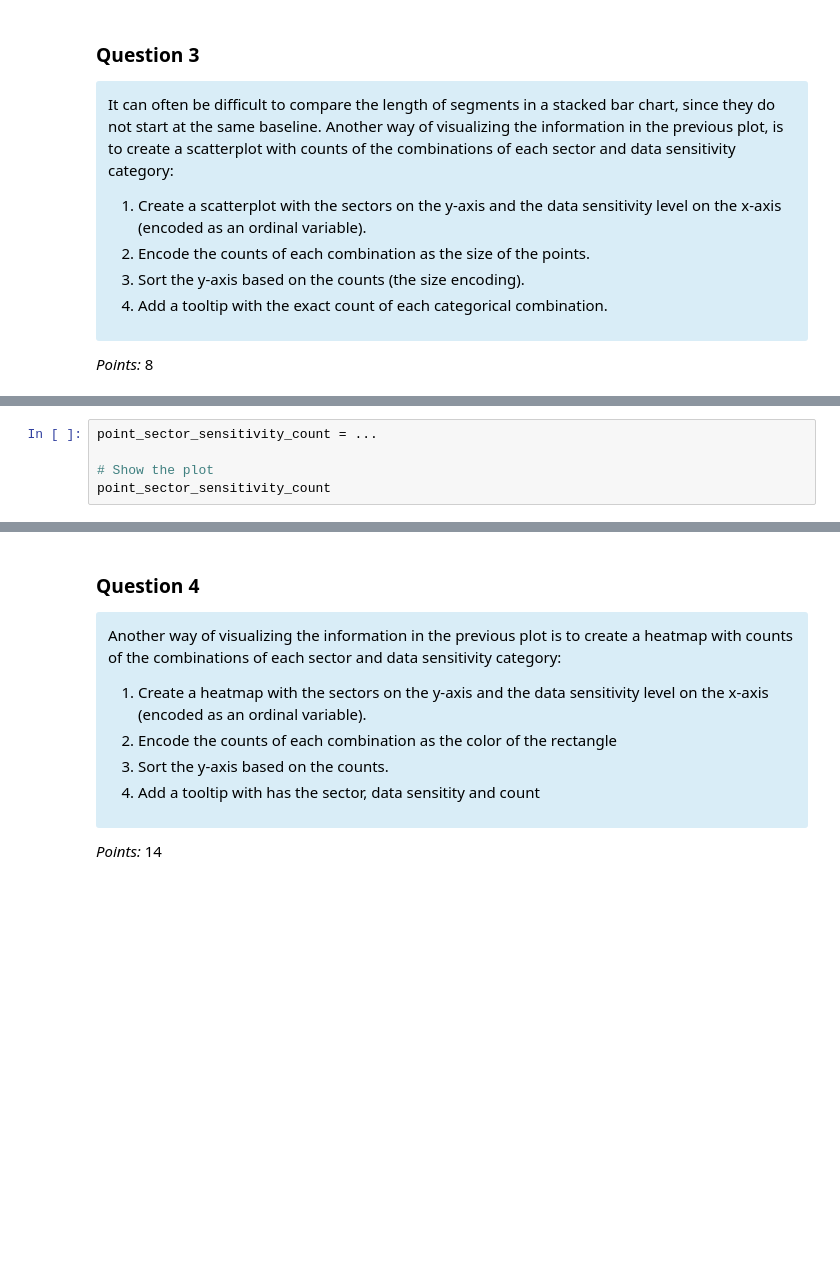
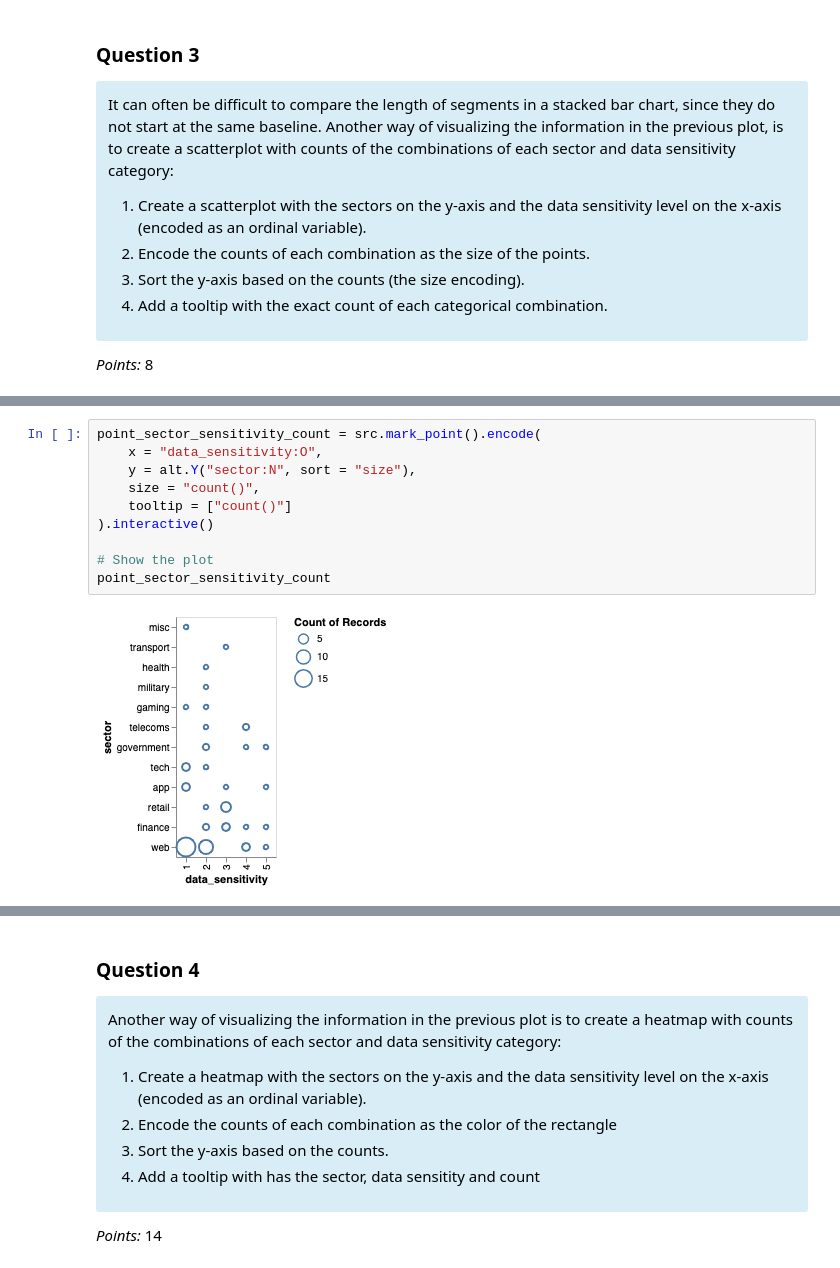
Before and after one commit to tonyliang19/Course_notes_2023Spring, a Jupyter notebook: dsci320/assignments/assignment3.ipynb, the cells around one changed output, grey strips where cells are left out. Drawn from its saved outputs; the diff is of its cells as text; blank space fills up the shorter version.

```diff
--- a/dsci320/assignments/assignment3.ipynb
+++ b/dsci320/assignments/assignment3.ipynb
@@ -114,7 +157,14 @@ _Points:_ 8
 # %%
-point_sector_sensitivity_count = ...
+point_sector_sensitivity_count = src.mark_point().encode(
+    x = "data_sensitivity:O",
+    y = alt.Y("sector:N", sort = "size"),
+    size = "count()",
+    tooltip = ["count()"]
+).interactive()
 
 # Show the plot
 point_sector_sensitivity_count
+# %% [output]
+[figure, added]
 # %%
 grader.check("q3")
```
Also changed, not shown: parts of 22 cells of this notebook.
